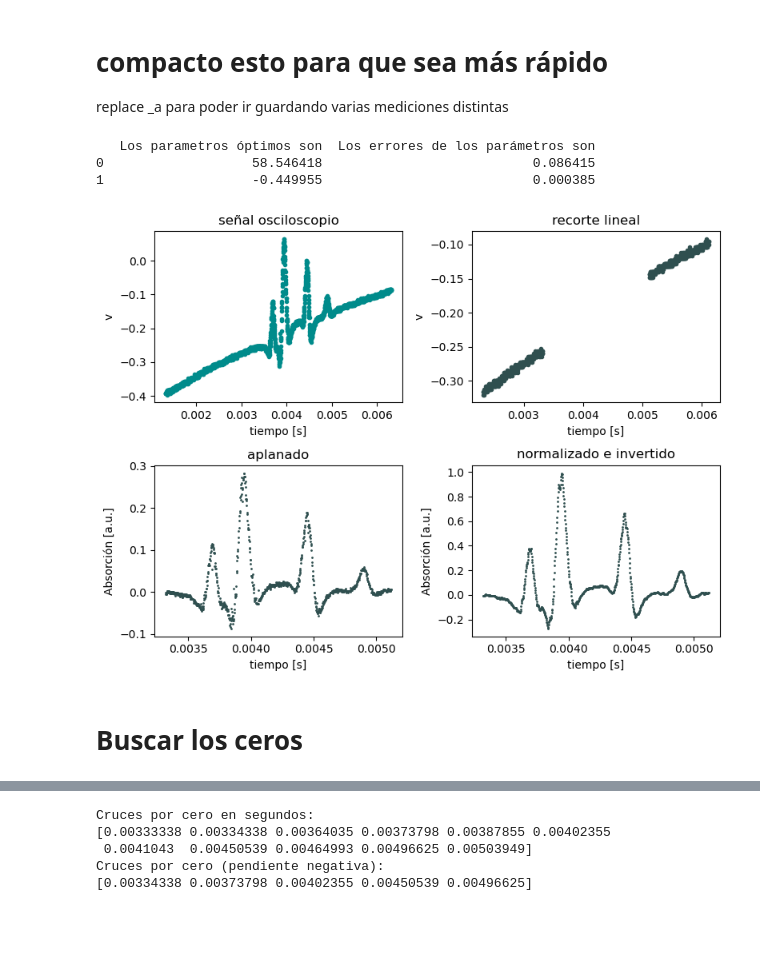
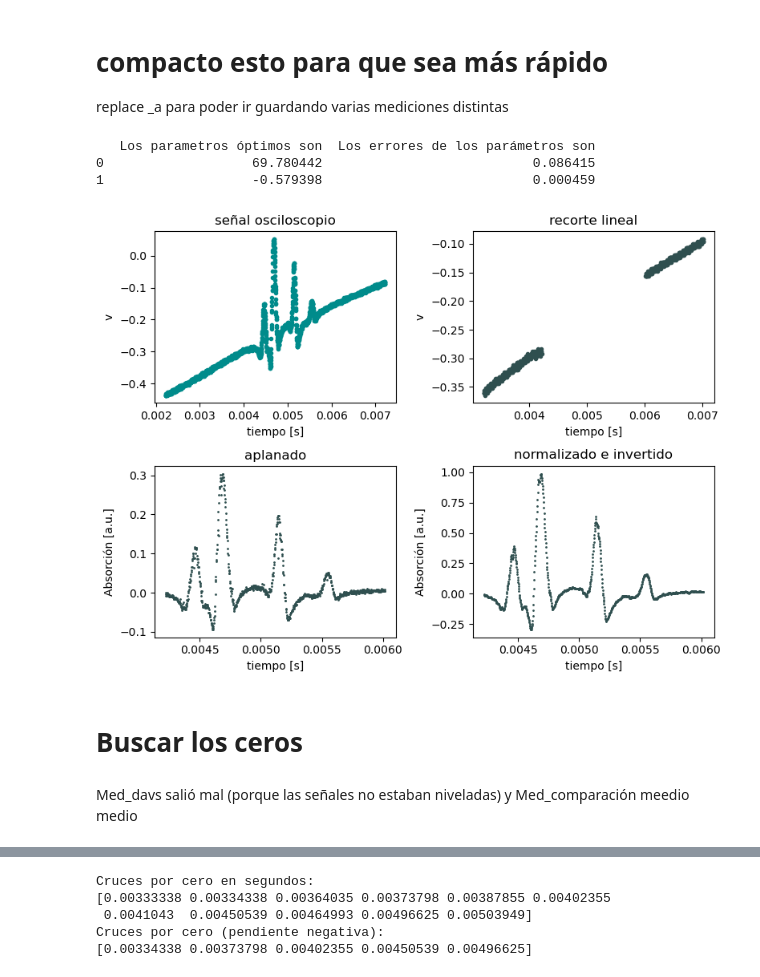
Before and after one commit to mauri-stack/labo5, a Jupyter notebook: espectroscopía_láser/análisis_DAVS.ipynb, the cells around one changed output, grey strips where cells are left out. Drawn from its saved outputs; the diff is of its cells as text; code cells hidden in the pictures; blank space fills up the shorter version.

```diff
--- a/espectroscopía_láser/análisis_DAVS.ipynb
+++ b/espectroscopía_láser/análisis_DAVS.ipynb
@@ -237,7 +237,7 @@ plt.show()
 
 replace _a para poder ir guardando varias mediciones distintas
 # %%
-cargar_datos_2(n = 5, i = 0, ruta='/Users/Mauri/Desktop/Labo 5/Espectroscopía láser/Med_davs', a = 'a')
+cargar_datos_2(n = 4, i = 0, ruta='/Users/Mauri/Desktop/Labo 5/Espectroscopía láser/Med_comparación', a = 'a')
 
 #uso los dos extremos de la parte lineal para ajustar
 A = 500
@@ -253,38 +253,40 @@ tiempos_intervalos_a = np.concatenate([tiempos1_a[A:B], tiempos1_a[C:D]])
 
 x_fit_a =  np.linspace(np.min(tiempos2_a), np.max(tiempos2_a), len(tiempos2_a), endpoint = True)
 
 param_iniciales = [0.01, 0]
 popt_0, pcov_0 = curve_fit(lineal, tiempos_intervalos_a,voltajes_intervalos_a, p0=param_iniciales, sigma = error_Ch1_a, absolute_sigma=True)
 incertidumbre_0 = np.sqrt(np.diag(pcov_0))
 
 tabla = pd.DataFrame({
         'Los parametros óptimos son': popt_0,
         'Los errores de los parámetros son': incertidumbre_0,
         })
 print(tabla)
 
 
 t_espectro_a = tiempos1_a[B:C] #así ya está recortado
 espectro_a = (voltajes1_a - lineal(x_fit_a, *popt_0))[B:C]
 
 #inertimos, para graficar la absorción en función del tiempo
 #Y normalizamos para que el pico de mayor amplitud valga 1
 espectro_a_inv = espectro_a * (-1)
 espectro_a_norm = espectro_a / np.max(espectro_a)
 
 
 #filtrado
 señal_suavizada_a = savgol_filter(espectro_a_norm, window_length=11, polyorder=2)
 
 
 graficar_4_subplots(tiempos1_a, voltajes1_a, tiempos_intervalos_a, voltajes_intervalos_a, t_espectro_a, espectro_a, t_espectro_a, señal_suavizada_a)
 # %% [output]
    Los parametros óptimos son  Los errores de los parámetros son
-0                   58.546418                           0.086415
-1                   -0.449955                           0.000385
+0                   69.780442                           0.086415
+1                   -0.579398                           0.000459
-[figure, old version]
+[figure, new version]
 # %% [markdown]
 # Buscar los ceros
+# %% [markdown]
+Med_davs salió mal (porque las señales no estaban niveladas) y Med_comparación meedio medio
 # %%
 # definimos esta función, que al detectar un cruce por el eje x, hace una lineal entre esos dos puntos
 
```
Also changed, not shown: parts of 13 cells of this notebook.
